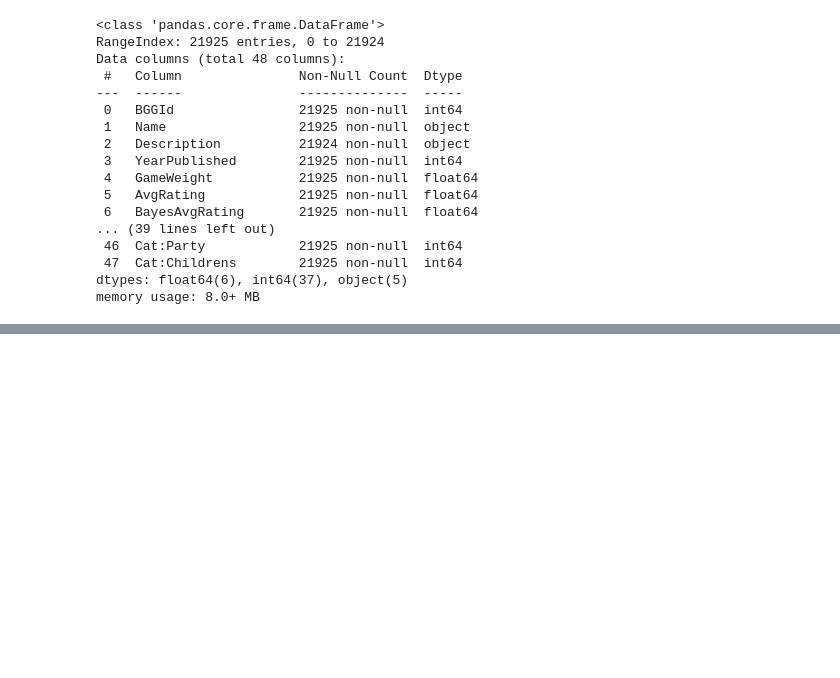
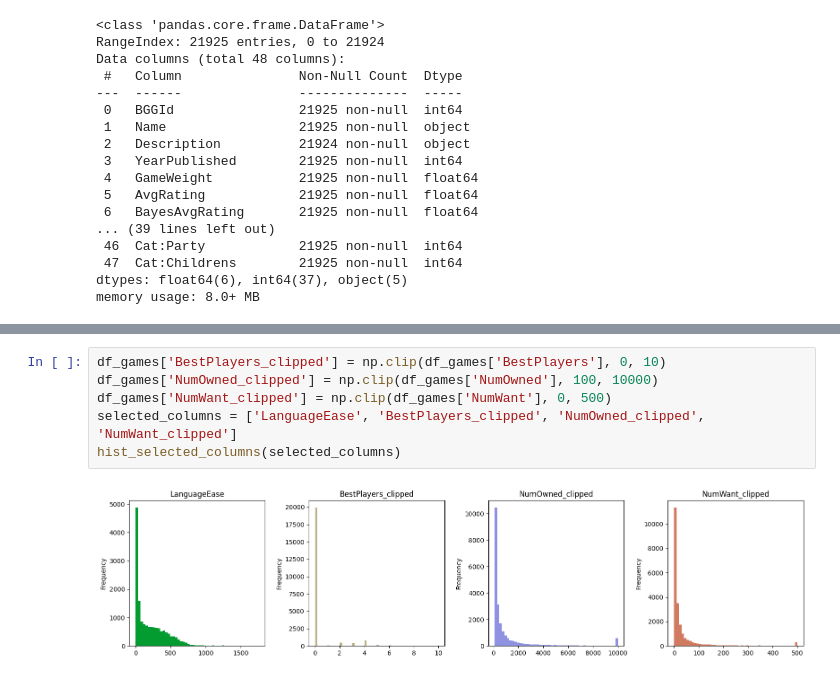
Before and after one commit to mglambert/RecSysProject, a Jupyter notebook: notebooks/EDA.ipynb, the cells around one changed output, grey strips where cells are left out. Cells and saved outputs as stored; diff of their text form; blank space fills up the shorter version.

```diff
--- a/notebooks/EDA.ipynb
+++ b/notebooks/EDA.ipynb
@@ -72,0 +142,8 @@ dtype: int64
+# %%
+df_games['BestPlayers_clipped'] = np.clip(df_games['BestPlayers'], 0, 10)
+df_games['NumOwned_clipped'] = np.clip(df_games['NumOwned'], 100, 10000)
+df_games['NumWant_clipped'] = np.clip(df_games['NumWant'], 0, 500)
+selected_columns = ['LanguageEase', 'BestPlayers_clipped', 'NumOwned_clipped', 'NumWant_clipped']
+hist_selected_columns(selected_columns)
+# %% [output]
+[figure, added]
```
Also changed, not shown: parts of 48 cells of this notebook, 3 other files.
